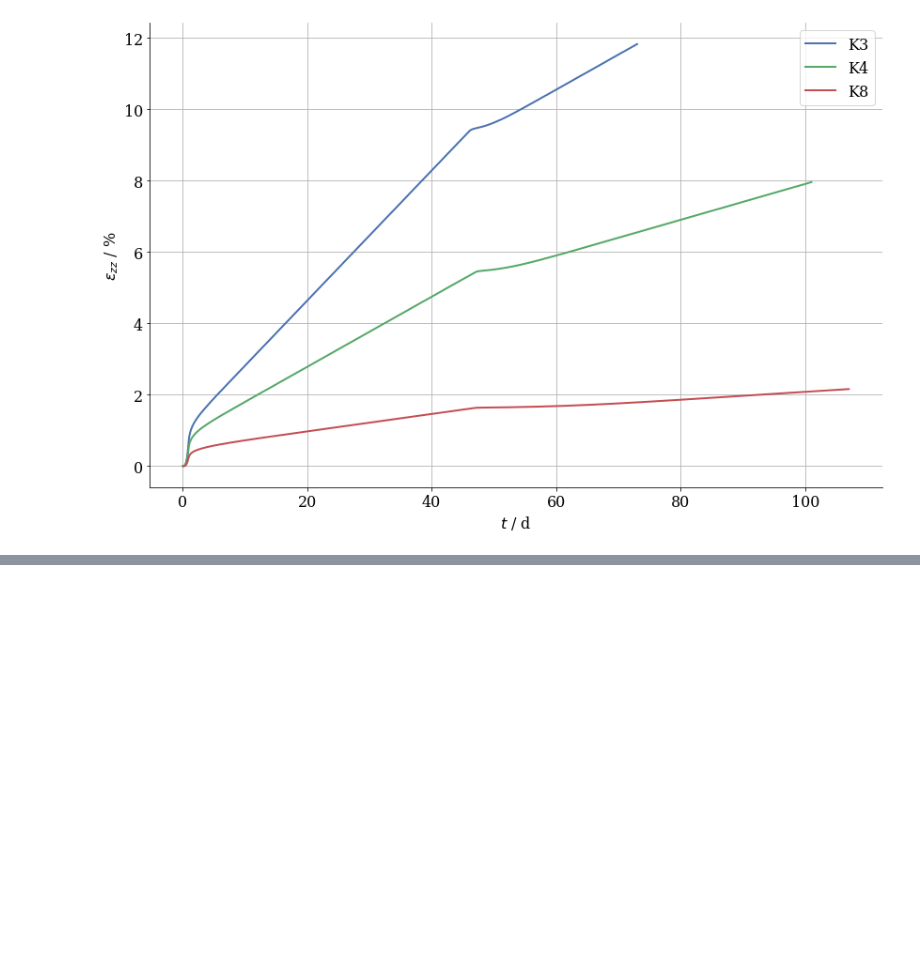
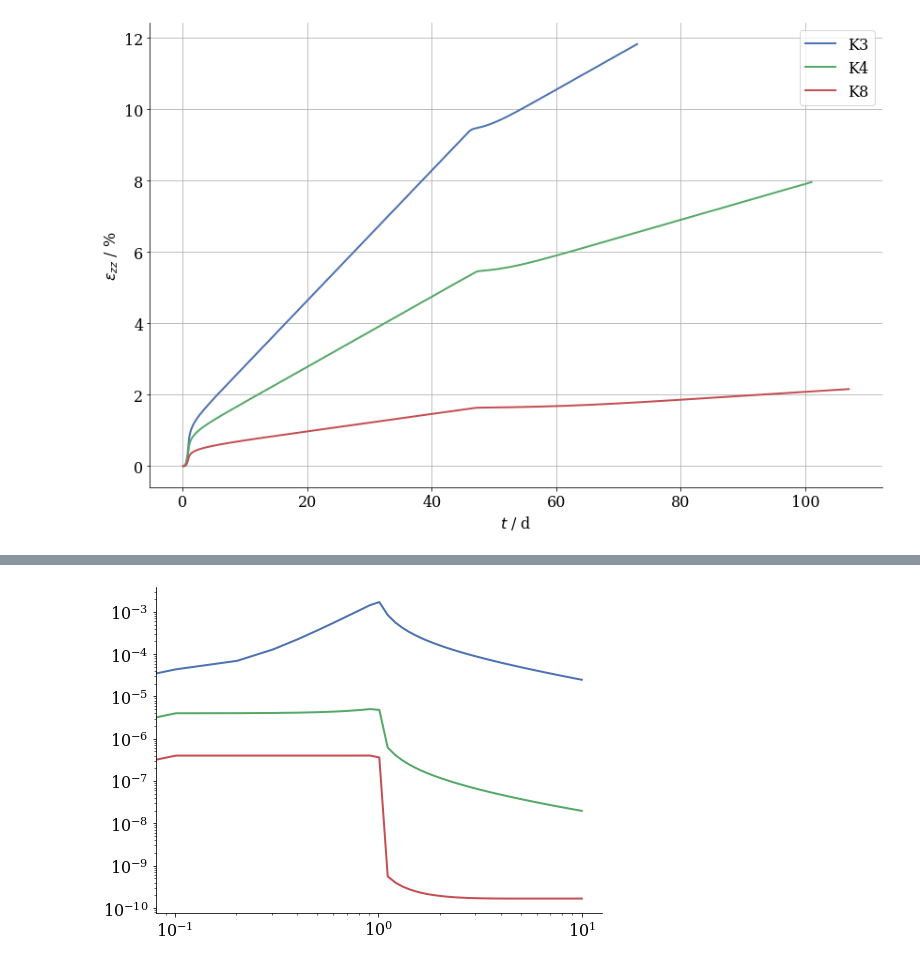
Before and after one commit to nagelt/MechanicsTrainingCourse2020, a Jupyter notebook: MFront/GS.ipynb, the cells around one changed output, grey strips where cells are left out. Saved outputs shown, nothing was run; the diff lists cells and outputs as text; code cells hidden in the pictures; blank space fills up the shorter version.

```diff
--- a/MFront/GS.ipynb
+++ b/MFront/GS.ipynb
@@ -447,0 +451,13 @@ ax.legend();
+# %%
+#HIDDEN
+times = np.linspace(0,1e1,100)
+eps1, eps0 = run_stress_effect_sim(times,10,20+273.15)
+plt.plot(times,(eps1-eps0)/(times[1]-times[0]))
+eps1, eps0 = run_stress_effect_sim(times,1,20+273.15)
+plt.plot(times,(eps1-eps0)/(times[1]-times[0]))
+eps1, eps0 = run_stress_effect_sim(times,0.1,20+273.15)
+plt.plot(times,(eps1-eps0)/(times[1]-times[0]))
+plt.xscale('log')
+plt.yscale('log')
+# %% [output]
+[figure, added]
```
Also changed, not shown: parts of 3 cells of this notebook, 6 other files.
